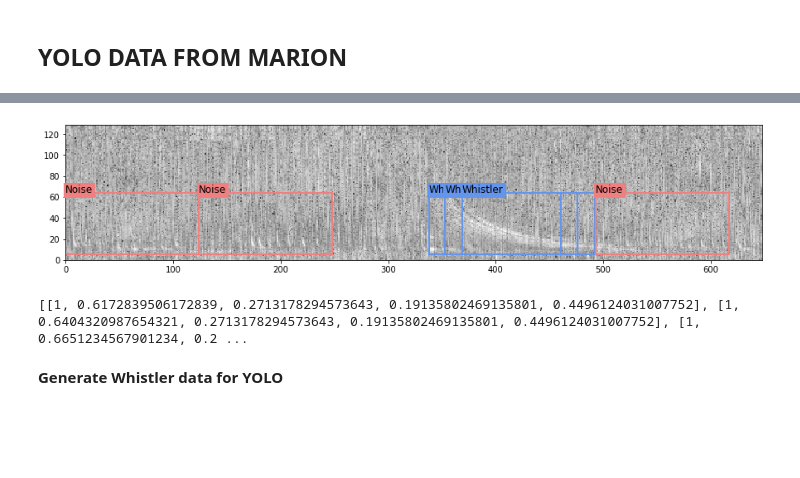
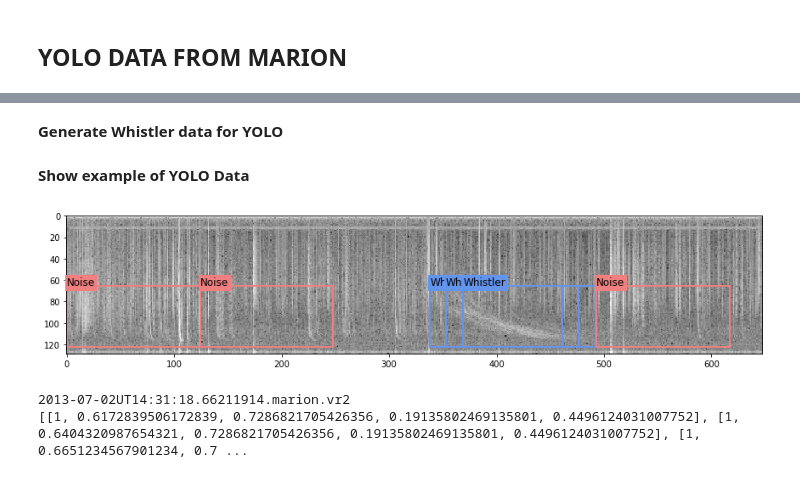
Before and after one commit to Kojey/MSc-whistler-waves-detector, a Jupyter notebook: ipy/report/chapter7_1.ipynb, the cells around one changed output, grey strips where cells are left out. Cells and saved outputs as stored; diff of their text form; code cells hidden in the pictures; blank space fills up the shorter version.

```diff
--- a/ipy/report/chapter7_1.ipynb
+++ b/ipy/report/chapter7_1.ipynb
@@ -177,17 +177,3 @@ dataset_yolo.yolo_data_split()
-# %%
-import os,sys
-sys.path.append(os.path.join(os.getcwd().split(os.environ.get('USER'))[0],os.environ.get('USER'), 'wdml', 'py'))
-from database import Database
-dataset_loc = os.path.join(os.getcwd().split(os.environ.get('USER'))[0],os.environ.get('USER'), 'wdml', 'data','datasets', 'awdEvents1')
-database_loc = os.path.join(os.getcwd().split(os.environ.get('USER'))[0],os.environ.get('USER'), 'wdml', 'data','databases', 'awdEvents1')
-site = 'marion'
-database = Database(dataset_loc, database_loc, site)
-data, labels = database.sample_to_yolo(file=database.get_random_sample(), path=os.path.join(database.get_database_location(),database.get_site(), 'yolo'))
-database.yolo_labelled_img(data, labels)
-print(labels)
-# %% [output]
-[figure, removed]
-[[1, 0.6172839506172839, 0.2713178294573643, 0.19135802469135801, 0.4496124031007752], [1, 0.6404320987654321, 0.2713178294573643, 0.19135802469135801, 0.4496124031007752], [1, 0.6651234567901234, 0.2 ...
 # %% [markdown]
 **Generate Whistler data for YOLO**
 # %%
@@ -200,3 +186,22 @@ site = 'marion'
 database = Database(dataset_loc, database_loc, site)
 database.to_img()
 database.yolo_data_split()
+# %% [markdown]
+**Show example of YOLO Data**
+# %%
+import os,sys
+sys.path.append(os.path.join(os.getcwd().split(os.environ.get('USER'))[0],os.environ.get('USER'), 'wdml', 'py'))
+from database import Database
+dataset_loc = os.path.join(os.getcwd().split(os.environ.get('USER'))[0],os.environ.get('USER'), 'wdml', 'data','datasets', 'awdEvents1')
+database_loc = os.path.join(os.getcwd().split(os.environ.get('USER'))[0],os.environ.get('USER'), 'wdml', 'data','databases', 'awdEvents1')
+site = 'marion'
+database = Database(dataset_loc, database_loc, site)
+file = database.get_random_sample()
+img, bboxes = database.load_yolo_file(file)
+database.yolo_labelled_img(img, bboxes, cmap='jet')
+print(file)
+print(bboxes)
+# %% [output]
+[figure, added]
+2013-07-02UT14:31:18.66211914.marion.vr2
+[[1, 0.6172839506172839, 0.7286821705426356, 0.19135802469135801, 0.4496124031007752], [1, 0.6404320987654321, 0.7286821705426356, 0.19135802469135801, 0.4496124031007752], [1, 0.6651234567901234, 0.7 ...
```
Also changed, not shown: parts of 14 cells of this notebook, 7 other files.
